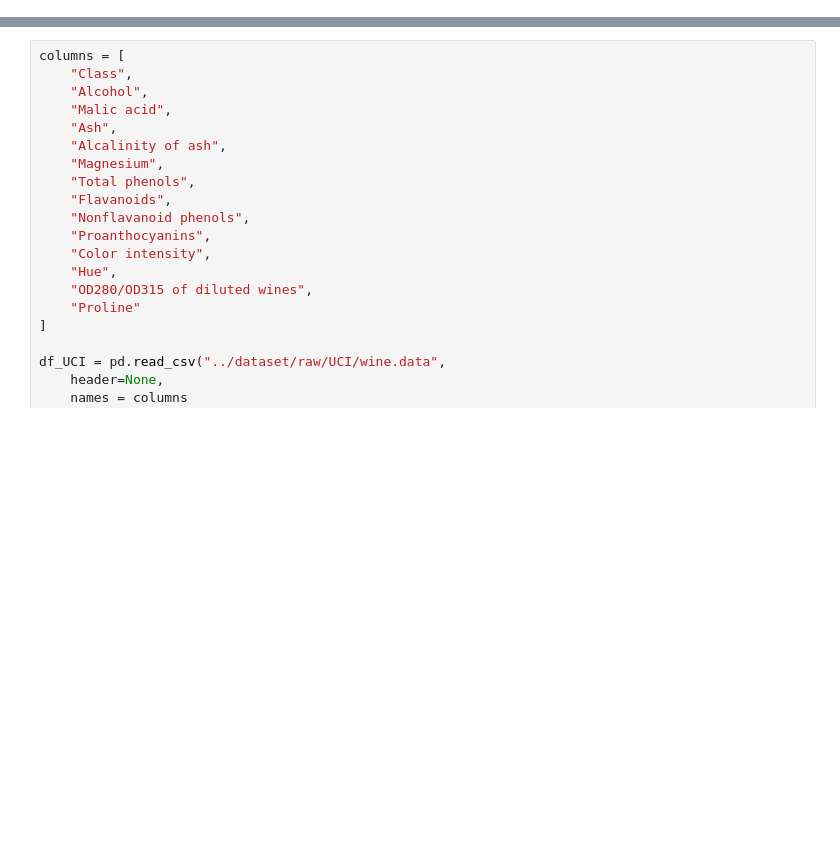
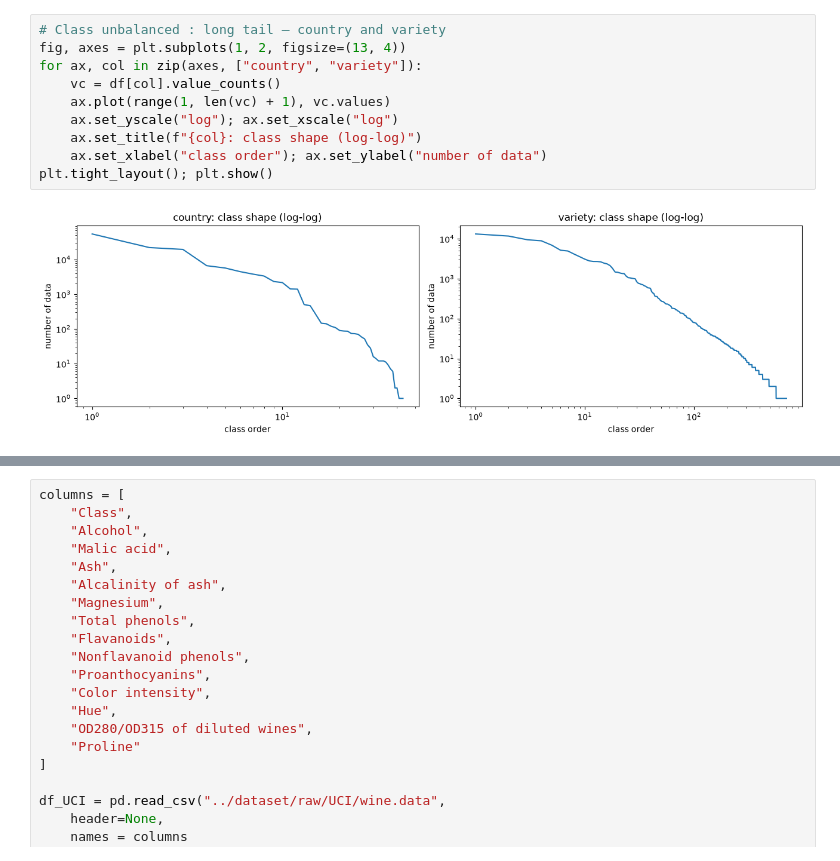
Before and after one commit to AUstundagx/Wine-Quality-Prediction, a Jupyter notebook: notebooks/data.ipynb, the cells around one changed output, grey strips where cells are left out. Cells and saved outputs as stored; diff of their text form; blank space fills up the shorter version.

```diff
--- a/notebooks/data.ipynb
+++ b/notebooks/data.ipynb
@@ -111,0 +165,12 @@ df["desc_chars","desc_word"].describe().T
+# %%
+# Class unbalanced : long tail – country and variety
+fig, axes = plt.subplots(1, 2, figsize=(13, 4))
+for ax, col in zip(axes, ["country", "variety"]):
+    vc = df[col].value_counts()
+    ax.plot(range(1, len(vc) + 1), vc.values)
+    ax.set_yscale("log"); ax.set_xscale("log")
+    ax.set_title(f"{col}: class shape (log-log)")
+    ax.set_xlabel("class order"); ax.set_ylabel("number of data")
+plt.tight_layout(); plt.show()
+# %% [output]
+[figure, added]
```
Also changed, not shown: parts of 12 cells of this notebook.
